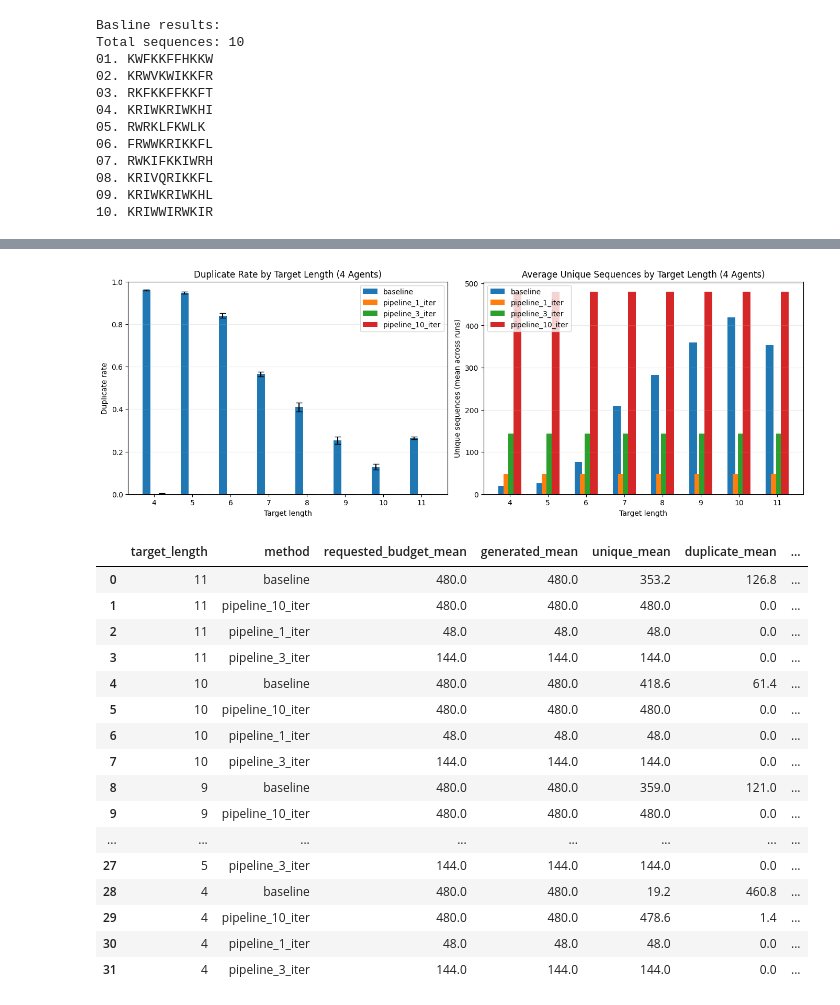
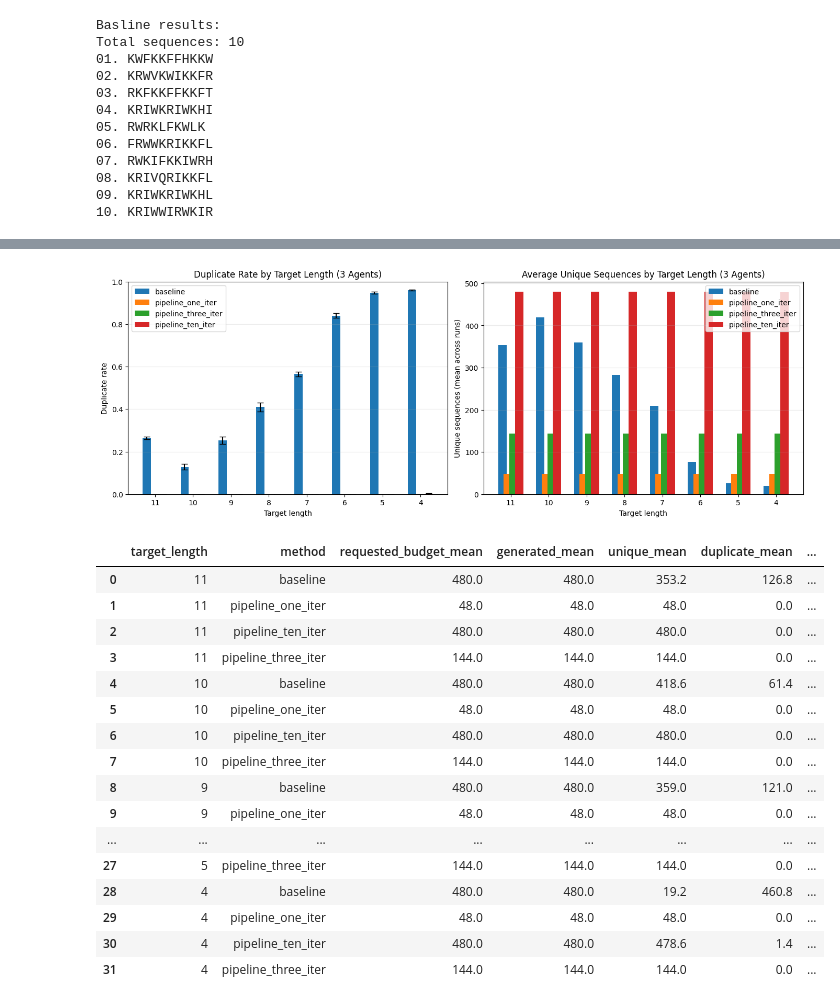
Before and after one commit to Roirtur/multi-expert-peptide-pipeline, a Jupyter notebook: notebooks/experimentation_pipeline_vs_baseline.ipynb, the cells around one changed output, grey strips where cells are left out. Cells and saved outputs as stored; diff of their text form; code cells hidden in the pictures.

```diff
--- a/notebooks/experimentation_pipeline_vs_baseline.ipynb
+++ b/notebooks/experimentation_pipeline_vs_baseline.ipynb
@@ -81,13 +81,13 @@ SHARED_LATENT_DIM = 32
 # Tuned pipeline hyperparameters (from pipeline_experimentations reference setup).
 PIPELINE_LATENT_DIM = 64
 PIPELINE_HIDDEN_DIM = 512
-PIPELINE_EPOCHS = 100
+PIPELINE_EPOCHS = 120
 PIPELINE_BATCH_SIZE = 64
 PIPELINE_LR = 0.05
 PIPELINE_KL_ANNEAL_EPOCHS = 40
 
 NB_ITERATIONS = 50
-NB_PEPTIDES = 100
+NB_PEPTIDES = 300
 TOP_K = 10
 BASELINE_NUM_SAMPLES = 10
 
@@ -1792,7 +1076,7 @@ if "hardness_summary_df" not in globals() or hardness_summary_df.empty:
     print("Run the hard target-length experiment cell first to generate hardness_summary_df.")
 else:
     plot_df = hardness_summary_df.copy()
-    methods_order = ["baseline", "pipeline_1_iter", "pipeline_3_iter", "pipeline_10_iter"]
+    methods_order = ["baseline", "pipeline_one_iter", "pipeline_three_iter", "pipeline_ten_iter"]
 
     target_lengths = sorted(plot_df["target_length"].unique(), reverse=True)
     x = np.array(target_lengths, dtype=float)
@@ -1813,7 +1097,7 @@ else:
         ax.plot(x, means, marker="o", linewidth=2.0, label=method_name)
         ax.fill_between(x, means - errs, means + errs, alpha=0.15)
 
-    ax.set_title("Average Combined Score by Target Length (4 Agents)")
+    ax.set_title("Average Combined Score by Target Length (3 Agents)")
     ax.set_xlabel("Target length")
     ax.set_ylabel("Average combined score")
     ax.set_xticks(x)
@@ -1846,13 +1121,13 @@ if "hardness_variety_summary_df" not in globals() or hardness_variety_summary_df
     print("Run the hard target-length experiment cell first to generate hardness_variety_summary_df.")
 else:
     variety_plot_df = hardness_variety_summary_df.copy()
-    methods_order = ["baseline", "pipeline_1_iter", "pipeline_3_iter", "pipeline_10_iter"]
+    methods_order = ["baseline", "pipeline_one_iter", "pipeline_three_iter", "pipeline_ten_iter"]
 
-    target_lengths = sorted(variety_plot_df["target_length"].unique())
+    target_lengths = sorted(variety_plot_df["target_length"].unique(), reverse=True)
     labels = [str(int(v)) for v in target_lengths]
     x = np.arange(len(labels))
 
-    width = 0.20
+    width = 0.22
     offsets = np.linspace(-width, width, len(methods_order))
 
     fig, axes = plt.subplots(1, 2, figsize=(13.5, 4.8), constrained_layout=True)
@@ -1894,7 +1169,7 @@ else:
             label=method_name,
         )
 
-    axes[0].set_title("Duplicate Rate by Target Length (4 Agents)")
+    axes[0].set_title("Duplicate Rate by Target Length (3 Agents)")
     axes[0].set_xlabel("Target length")
     axes[0].set_ylabel("Duplicate rate")
     axes[0].set_xticks(x)
@@ -1903,57 +1178,57 @@ else:
     axes[0].grid(axis="y", alpha=0.25)
     axes[0].legend()
 
-    axes[1].set_title("Average Unique Sequences by Target Length (4 Agents)")
+    axes[1].set_title("Average Unique Sequences by Target Length (3 Agents)")
     axes[1].set_xlabel("Target length")
     axes[1].set_ylabel("Unique sequences (mean across runs)")
     axes[1].set_xticks(x)
     axes[1].set_xticklabels(labels)
     axes[1].grid(axis="y", alpha=0.25)
     axes[1].legend()
 
     plt.show()
 
     method_variety_df = (
         variety_plot_df[
             [
                 "target_length",
                 "method",
                 "requested_budget_mean",
                 "generated_mean",
                 "unique_mean",
                 "duplicate_mean",
                 "duplicate_rate_mean",
                 "duplicate_rate_std",
                 "topk_generated_mean",
                 "topk_unique_mean",
                 "topk_duplicate_mean",
                 "topk_duplicate_rate_mean",
                 "topk_duplicate_rate_std",
             ]
         ]
         .sort_values(["target_length", "method"], ascending=[False, True])
         .reset_index(drop=True)
     )
     display(method_variety_df)
 # %% [output]
-[figure, old version]
+[figure, new version]
 |  | target_length | method | requested_budget_mean | generated_mean | unique_mean | duplicate_mean | ... |
 | 0 | 11 | baseline | 480.0 | 480.0 | 353.2 | 126.8 | ... |
-| 1 | 11 | pipeline_10_iter | 480.0 | 480.0 | 480.0 | 0.0 | ... |
-| 2 | 11 | pipeline_1_iter | 48.0 | 48.0 | 48.0 | 0.0 | ... |
-| 3 | 11 | pipeline_3_iter | 144.0 | 144.0 | 144.0 | 0.0 | ... |
+| 1 | 11 | pipeline_one_iter | 48.0 | 48.0 | 48.0 | 0.0 | ... |
+| 2 | 11 | pipeline_ten_iter | 480.0 | 480.0 | 480.0 | 0.0 | ... |
+| 3 | 11 | pipeline_three_iter | 144.0 | 144.0 | 144.0 | 0.0 | ... |
 | 4 | 10 | baseline | 480.0 | 480.0 | 418.6 | 61.4 | ... |
-| 5 | 10 | pipeline_10_iter | 480.0 | 480.0 | 480.0 | 0.0 | ... |
-| 6 | 10 | pipeline_1_iter | 48.0 | 48.0 | 48.0 | 0.0 | ... |
-| 7 | 10 | pipeline_3_iter | 144.0 | 144.0 | 144.0 | 0.0 | ... |
+| 5 | 10 | pipeline_one_iter | 48.0 | 48.0 | 48.0 | 0.0 | ... |
+| 6 | 10 | pipeline_ten_iter | 480.0 | 480.0 | 480.0 | 0.0 | ... |
+| 7 | 10 | pipeline_three_iter | 144.0 | 144.0 | 144.0 | 0.0 | ... |
 | 8 | 9 | baseline | 480.0 | 480.0 | 359.0 | 121.0 | ... |
-| 9 | 9 | pipeline_10_iter | 480.0 | 480.0 | 480.0 | 0.0 | ... |
+| 9 | 9 | pipeline_one_iter | 48.0 | 48.0 | 48.0 | 0.0 | ... |
 | ... | ... | ... | ... | ... | ... | ... | ... |
-| 27 | 5 | pipeline_3_iter | 144.0 | 144.0 | 144.0 | 0.0 | ... |
+| 27 | 5 | pipeline_three_iter | 144.0 | 144.0 | 144.0 | 0.0 | ... |
 | 28 | 4 | baseline | 480.0 | 480.0 | 19.2 | 460.8 | ... |
-| 29 | 4 | pipeline_10_iter | 480.0 | 480.0 | 478.6 | 1.4 | ... |
-| 30 | 4 | pipeline_1_iter | 48.0 | 48.0 | 48.0 | 0.0 | ... |
-| 31 | 4 | pipeline_3_iter | 144.0 | 144.0 | 144.0 | 0.0 | ... |
+| 29 | 4 | pipeline_one_iter | 48.0 | 48.0 | 48.0 | 0.0 | ... |
+| 30 | 4 | pipeline_ten_iter | 480.0 | 480.0 | 478.6 | 1.4 | ... |
+| 31 | 4 | pipeline_three_iter | 144.0 | 144.0 | 144.0 | 0.0 | ... |
 # %%
 import gc
 gc.collect()
```
Also changed, not shown: parts of 9 cells of this notebook.
